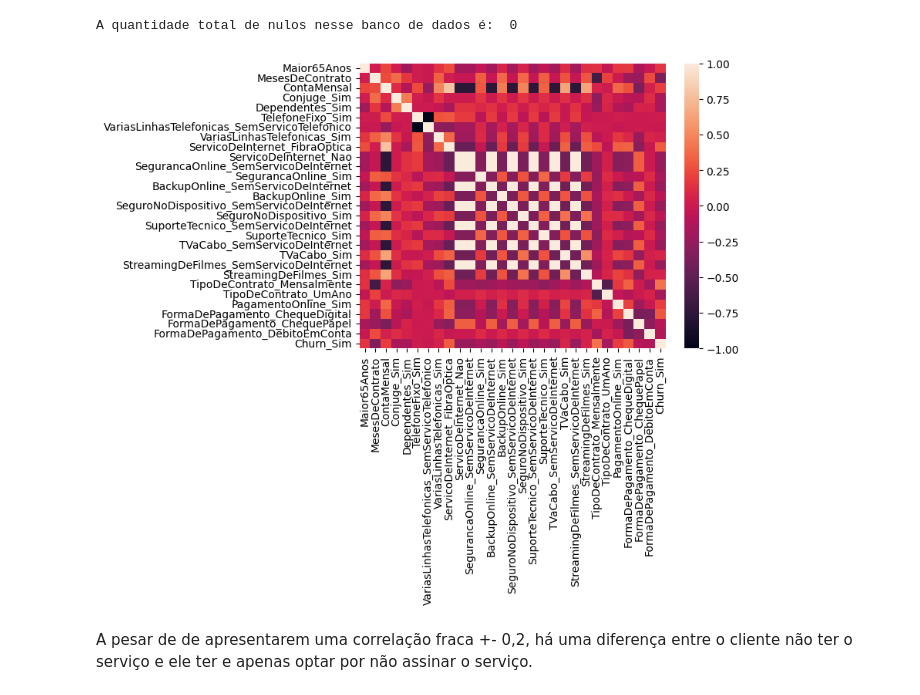
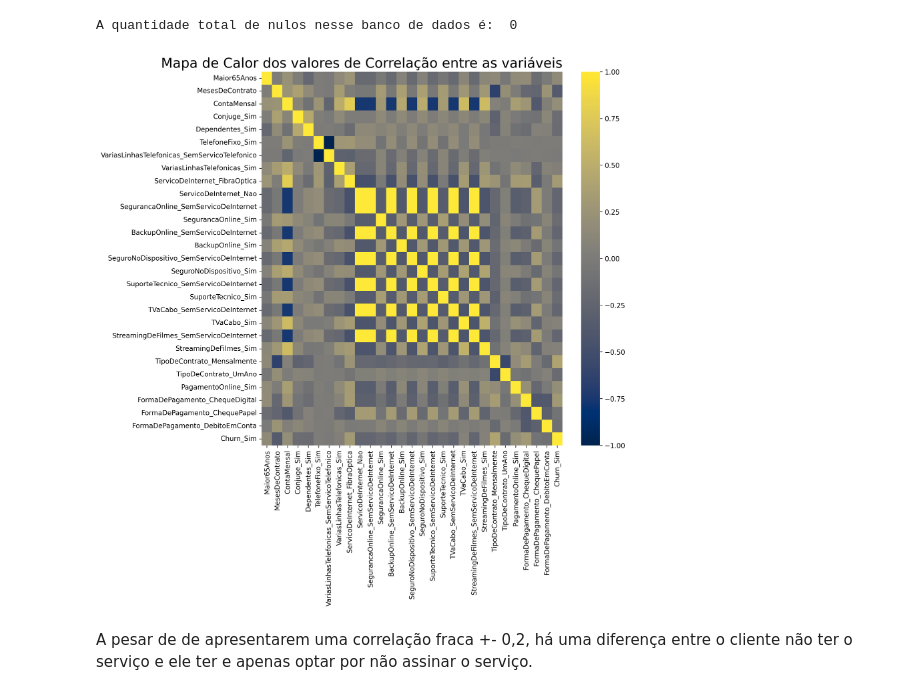
Before and after one commit to chzandonai/churn-detection, a Jupyter notebook: notebooks/deteccao-de-perdas-de-clientes-telefonia.ipynb, the cells around one changed output. Drawn from its saved outputs; the diff is of its cells as text; code cells hidden in the pictures.

Commit message:
add graphs

```diff
--- a/notebooks/deteccao-de-perdas-de-clientes-telefonia.ipynb
+++ b/notebooks/deteccao-de-perdas-de-clientes-telefonia.ipynb
@@ -100,9 +100,12 @@ print('A quantidade total de nulos nesse banco de dados é: ',df.isna().sum().su
 # %% [output]
 A quantidade total de nulos nesse banco de dados é:  0
 # %%
-sns.heatmap(df.corr(),xticklabels=1, yticklabels=1)
+plt.figure(figsize=(10,10), dpi=300)
+fig = sns.heatmap(df.corr(),xticklabels=1, yticklabels=1, cmap='cividis' )
+plt.savefig('../figs/heatmap.png')
+plt.title('Mapa de Calor dos valores de Correlação entre as variáveis',fontdict={'fontsize':20}, loc='right')
 plt.show()
 # %% [output]
-[figure, old version]
+[figure, new version]
 # %% [markdown]
 A pesar de de apresentarem uma correlação fraca +- 0,2, há uma diferença entre o cliente não ter o serviço e ele ter e apenas optar por não assinar o serviço.
```
Also changed, not shown: parts of 43 cells of this notebook.
